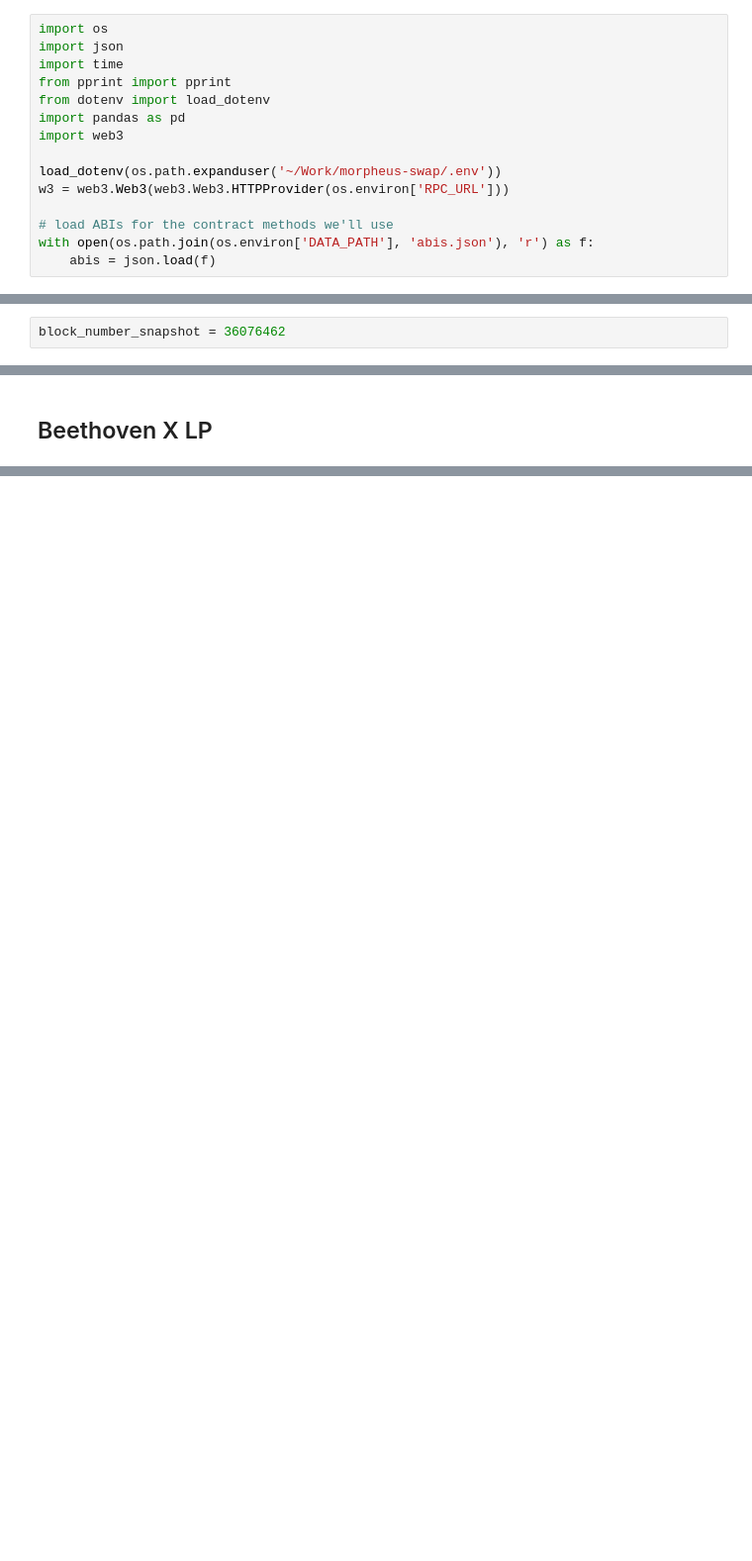
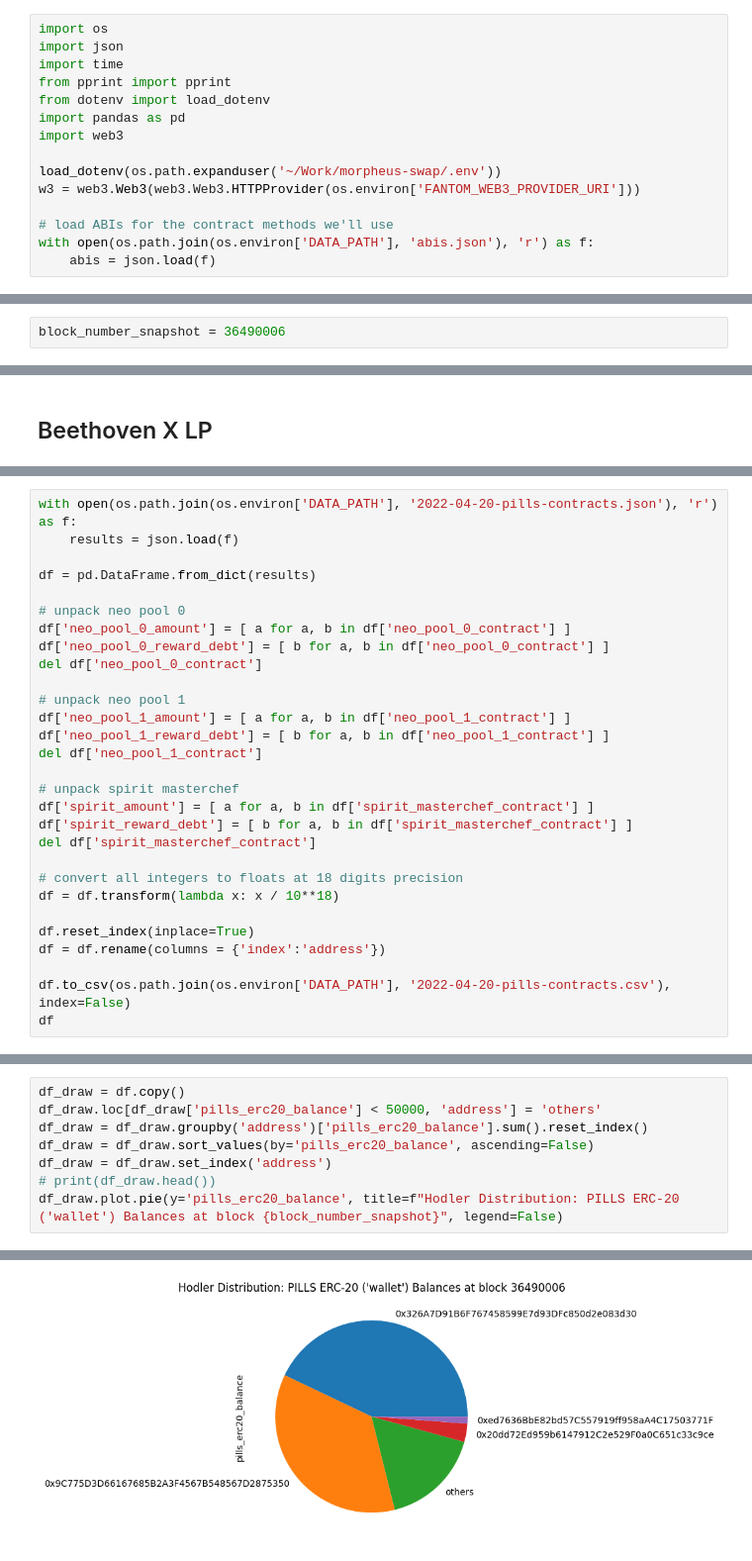
Before and after one commit to 0xidm/ms-reports, a Jupyter notebook: pills-archival.ipynb, the cells around one changed output, grey strips where cells are left out. Shown at 99% size. Cells and saved outputs as stored; diff of their text form; blank space fills up the shorter version.

Commit message:
gathered data and created Etherscan-style pie charts

```diff
--- a/pills-archival.ipynb
+++ b/pills-archival.ipynb
@@ -20,7 +20,7 @@ import pandas as pd
 import web3
 
 load_dotenv(os.path.expanduser('~/Work/morpheus-swap/.env'))
-w3 = web3.Web3(web3.Web3.HTTPProvider(os.environ['RPC_URL']))
+w3 = web3.Web3(web3.Web3.HTTPProvider(os.environ['FANTOM_WEB3_PROVIDER_URI']))
 
 # load ABIs for the contract methods we'll use
 with open(os.path.join(os.environ['DATA_PATH'], 'abis.json'), 'r') as f:
@@ -126,5 +126,5 @@ https://ftmscan.com/block/36076462
 # %%
-block_number_snapshot = 36076462
+block_number_snapshot = 36490006
 # %% [markdown]
 ## Addresss
 
@@ -238,0 +244,29 @@ Balances: [216009.18084645565, 13542.645867063333]
+# %%
+with open(os.path.join(os.environ['DATA_PATH'], '2022-04-20-pills-contracts.json'), 'r') as f:
+    results = json.load(f)
+
+df = pd.DataFrame.from_dict(results)
+
+# unpack neo pool 0
+df['neo_pool_0_amount'] = [ a for a, b in df['neo_pool_0_contract'] ]
+df['neo_pool_0_reward_debt'] = [ b for a, b in df['neo_pool_0_contract'] ]
+del df['neo_pool_0_contract']
+
+# unpack neo pool 1
+df['neo_pool_1_amount'] = [ a for a, b in df['neo_pool_1_contract'] ]
+df['neo_pool_1_reward_debt'] = [ b for a, b in df['neo_pool_1_contract'] ]
+del df['neo_pool_1_contract']
+
+# unpack spirit masterchef
+df['spirit_amount'] = [ a for a, b in df['spirit_masterchef_contract'] ]
+df['spirit_reward_debt'] = [ b for a, b in df['spirit_masterchef_contract'] ]
+del df['spirit_masterchef_contract']
+
+# convert all integers to floats at 18 digits precision
+df = df.transform(lambda x: x / 10**18)
+
+df.reset_index(inplace=True)
+df = df.rename(columns = {'index':'address'})
+
+df.to_csv(os.path.join(os.environ['DATA_PATH'], '2022-04-20-pills-contracts.csv'), index=False)
+df
@@ -238,0 +291,9 @@ Balances: [216009.18084645565, 13542.645867063333]
+# %%
+df_draw = df.copy()
+df_draw.loc[df_draw['pills_erc20_balance'] < 50000, 'address'] = 'others'
+df_draw = df_draw.groupby('address')['pills_erc20_balance'].sum().reset_index()
+df_draw = df_draw.sort_values(by='pills_erc20_balance', ascending=False)
+df_draw = df_draw.set_index('address')
+# print(df_draw.head())
+df_draw.plot.pie(y='pills_erc20_balance', title=f"Hodler Distribution: PILLS ERC-20 ('wallet') Balances at block {block_number_snapshot}", legend=False)
+# %% [output]
@@ -238,0 +301 @@ Balances: [216009.18084645565, 13542.645867063333]
+[figure, added]
```
Also changed, not shown: parts of 15 cells of this notebook.
